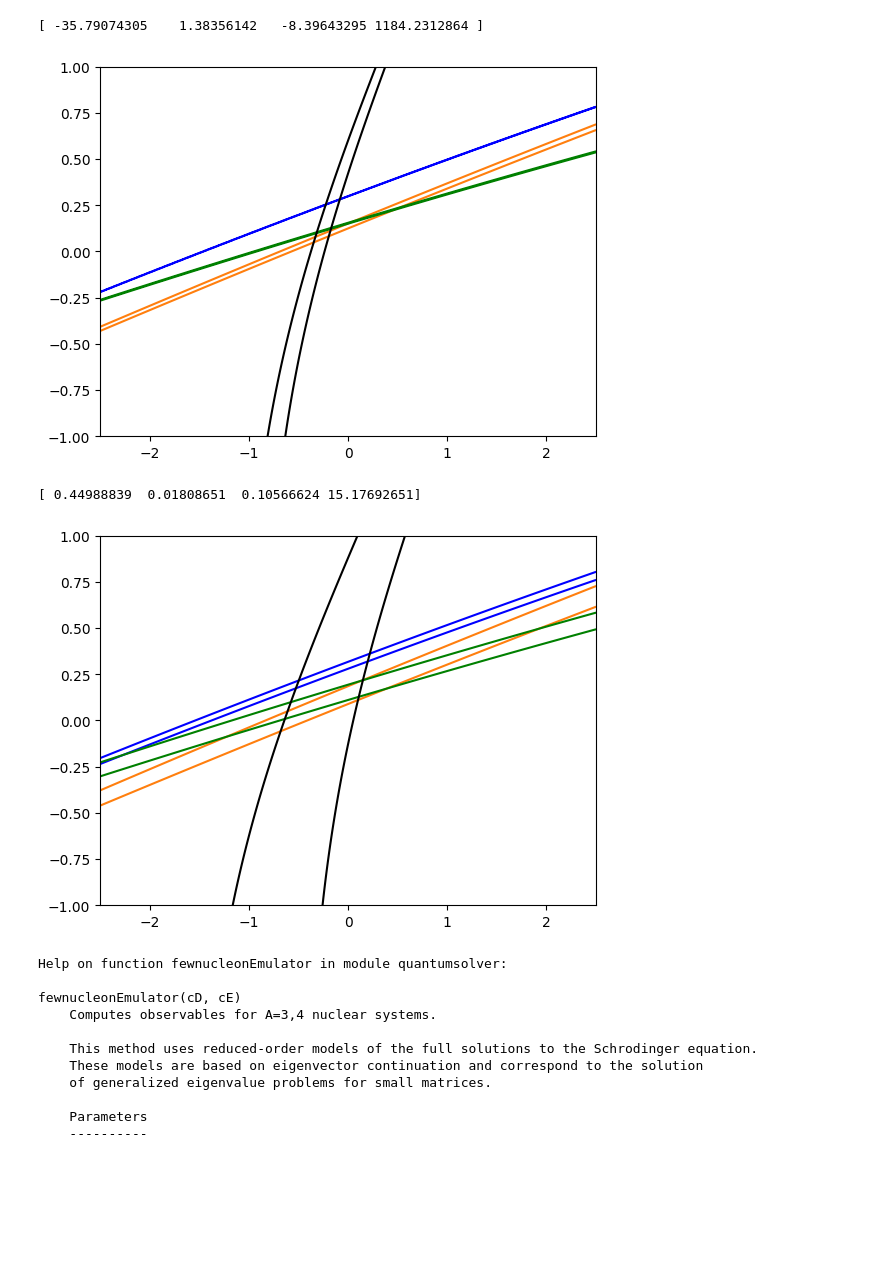
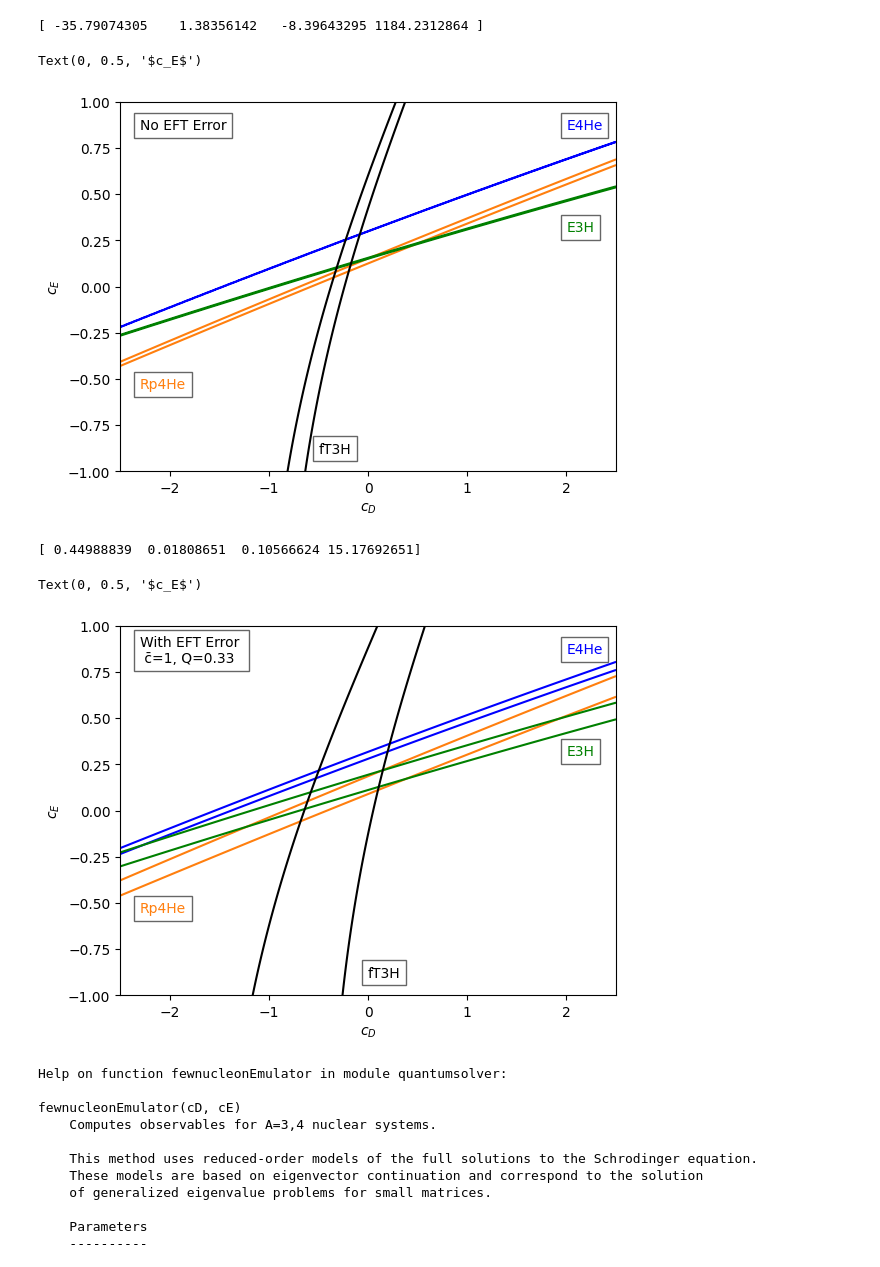
Before and after one commit to stinaper/tif285, a Jupyter notebook: doc/pub/Projects/Project1/TIF285_Project1.ipynb, the cells around one changed output. Saved outputs shown, nothing was run; the diff lists cells and outputs as text; code cells hidden in the pictures; blank space fills up the shorter version.

```diff
--- a/doc/pub/Projects/Project1/TIF285_Project1.ipynb
+++ b/doc/pub/Projects/Project1/TIF285_Project1.ipynb
@@ -166,40 +166,52 @@ def contour_levels(grid):
 
 posterior = likelihood_norm * prior_norm
 levels = np.zeros(len(observables))
+label_pos = np.array([[2,0.85],[-2.3,-0.55],[2,0.3],[-0.5,-0.9]])
 
-
+fig, ax = plt.subplots()
 for i in range(len(observables)):
     levels[i] = contour_levels(posterior[i])
+    posterior_graph = ax.contour(c_D, c_E, posterior[i], levels = np.array([levels[i]]),colors=color[i])
+    ax.text(label_pos[i][0],label_pos[i][1], observables[i], color=color[i], bbox=dict(facecolor='white', alpha=0.6))
 
-    posterior_graph = plt.contour(c_D, c_E, posterior[i], levels = np.array([levels[i]]),colors=color[i])
-
+ax.text(-2.3, 0.85, 'No EFT Error', bbox=dict(facecolor='white', alpha=0.6))
+ax.set_xlabel(r'$c_D$')
+ax.set_ylabel(r'$c_E$')
 
 #Behöver göra en likadan graf fast med sigma_EFT också. Sen snygga till dem (bestämma iso-probability, legend, osv.)
 #Sen är första tasken klar. Kod iaf, var några frågor att svara på med.
 # %% [output]
+Text(0, 0.5, '$c_E$')
-[figure, old version]
+[figure, new version]
 # %%
 EFT_likelihood = np.zeros((len(observables),grid_size,grid_size))
 EFT_likelihood_norm = np.zeros(np.shape(likelihood))
 EFT_sigma_sq = np.zeros_like(mean)
 EFT_sigma_tot=np.zeros_like(mean)
 for i in range(len(observables)):
     EFT_sigma_sq[i] = (mean[i]*c_bar*Q**(k+1))**2/(1-Q**2)
     EFT_sigma_tot[i] = np.sqrt(EFT_sigma_sq[i]+(observables_sigma[i])**2)
     EFT_likelihood[i] = (1 / (2 * np.pi * EFT_sigma_tot[i]**2)) * np.exp(- ((y_th[observables_index[i]]-mean[i])**2/ (2 * EFT_sigma_tot[i]**2)))
     EFT_likelihood_norm[i] = EFT_likelihood[i]/np.sum(EFT_likelihood[i])
 
 EFT_posterior = EFT_likelihood_norm * prior_norm
 EFT_levels = np.zeros(len(observables))
 print(EFT_sigma_tot)
+label_pos = np.array([[2,0.85],[-2.3,-0.55],[2,0.3],[-0,-0.9]])
 
-
+fig, ax = plt.subplots()
 for i in range(len(observables)):
     EFT_levels[i] = contour_levels(EFT_posterior[i])
-    posterior_graph = plt.contour(c_D, c_E, EFT_posterior[i], levels = np.array([EFT_levels[i]]),colors=color[i])
+    posterior_graph = ax.contour(c_D, c_E, EFT_posterior[i], levels = np.array([EFT_levels[i]]),colors=color[i])
+    ax.text(label_pos[i][0],label_pos[i][1], observables[i], color=color[i], bbox=dict(facecolor='white', alpha=0.6))
+
+ax.text(-2.3, 0.8, "With EFT Error \n c̄=1, Q=0.33", bbox=dict(facecolor='white', alpha=0.6))
+ax.set_xlabel(r'$c_D$')
+ax.set_ylabel(r'$c_E$')
 # %% [output]
 [ 0.44988839  0.01808651  0.10566624 15.17692651]
+Text(0, 0.5, '$c_E$')
-[figure, old version]
+[figure, new version]
 # %%
 # import quantumsolver as qs
 
```
Also changed, not shown: parts of 3 cells of this notebook, 7 other files.
